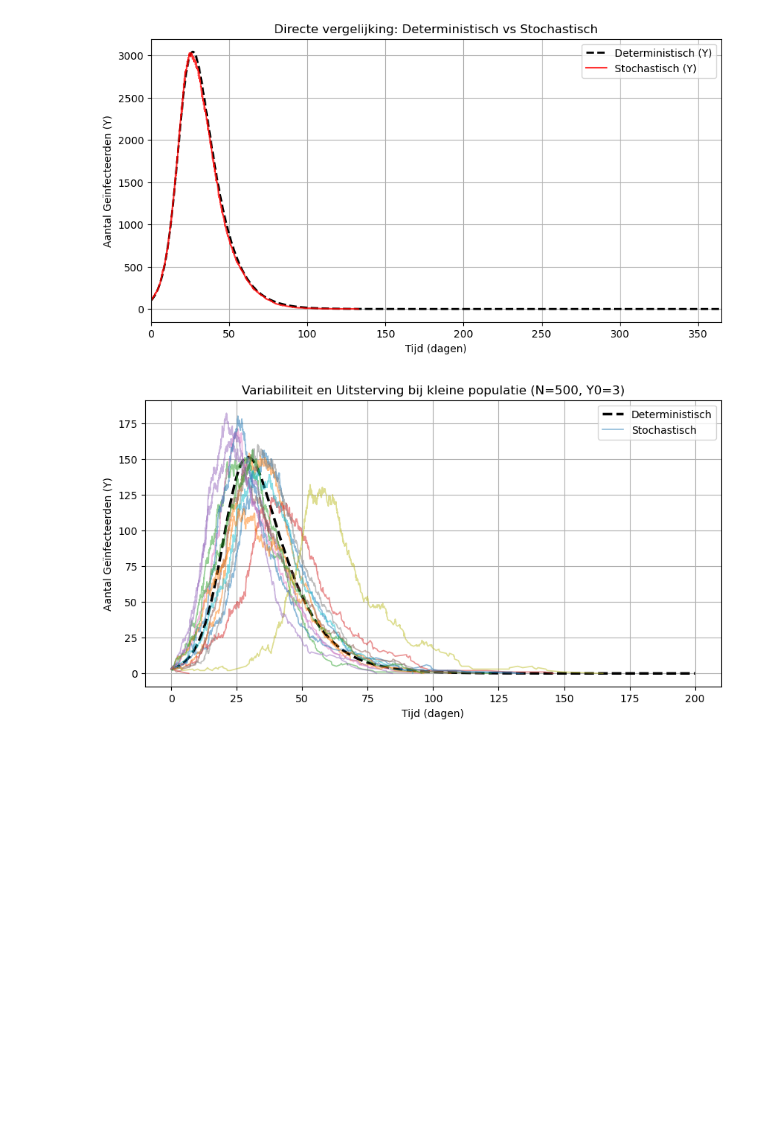
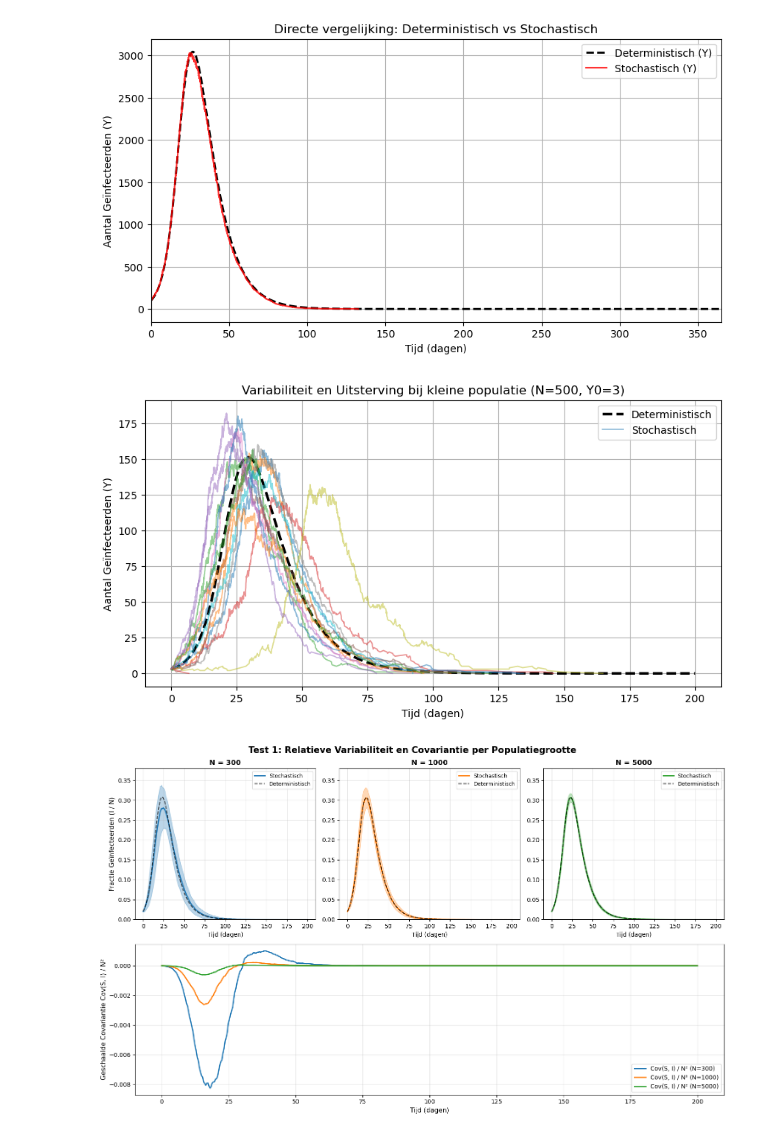
Before and after one commit to sam-jager/Introduction-to-Computational-Science-Assignment-2-Group-35, a Jupyter notebook: problem_1.ipynb, the cells around one changed output. Drawn from its saved outputs; the diff is of its cells as text; code cells hidden in the pictures; blank space fills up the shorter version.

```diff
--- a/problem_1.ipynb
+++ b/problem_1.ipynb
@@ -210,0 +272,78 @@ plt.show()
+# %%
+import numpy as np
+import matplotlib.pyplot as plt
+from scipy.integrate import solve_ivp
+
+# --- Parameters & Setup ---
+beta = 0.3
+gamma = 0.1
+mu = 0.0001
+t_max = 200
+n_runs = 100
+
+pop_sizes = [300, 1000, 5000]
+colors = ['tab:blue', 'tab:orange', 'tab:green']
+
+# Maak een grid: bovenste rij heeft 3 plots, onderste rij heeft 1 grote brede plot
+fig = plt.figure(figsize=(15, 9))
+gs = fig.add_gridspec(2, 3, height_ratios=[1, 1])
+
+# Drie subplots bovenin voor de populaties
+ax_top = [fig.add_subplot(gs[0, i]) for i in range(3)]
+
+# Één brede subplot onderin voor de covarianties
+ax_bottom = fig.add_subplot(gs[1, :])
+
+# Fixeer de Y-as bovenin zodat ze direct vergelijkbaar zijn
+for ax in ax_top:
+    ax.set_ylim(0, 0.38)
+    ax.set_xlabel('Tijd (dagen)', fontsize=10)
+    ax.grid(True, alpha=0.3)
+
+ax_top[0].set_ylabel('Fractie Geïnfecteerden (I / N)', fontsize=11)
+
+# --- Lus over de Populatiegroottes ---
+for i, (N, color) in enumerate(zip(pop_sizes, colors)):
+    Y0 = int(0.02 * N)
+    X0 = N - Y0
+    Z0 = 0
+
+    # Deterministisch model
+    t_eval = np.linspace(0, t_max, 500)
+    sol = solve_ivp(sir_deterministic, (0, t_max), [X0, Y0, Z0], args=(N, beta, gamma, mu), t_eval=t_eval)
+
+    # Stochastische runs
+    results = run_multiple_gillespie(N, beta, gamma, mu, X0, Y0, Z0, t_max, n_runs=n_runs)
+
+    t_grid = results['t_grid']
+    I_mean = results['I_mean']
+    I_std = results['I_std']
+    cov_SI = results['cov_SI']
+
+    # 1. Bovenste rijen: Per N een eigen subplot
+    ax = ax_top[i]
+    ax.plot(t_grid, I_mean / N, color=color, linewidth=2, label=f'Stochastisch')
+    ax.plot(sol.t, sol.y[1] / N, color='black', linestyle='--', linewidth=1.5, alpha=0.7, label='Deterministisch')
+
+    # Schaduwband voor variabiliteit
+    lower_bound = np.maximum(0, (I_mean - I_std) / N)
+    upper_bound = (I_mean + I_std) / N
+    ax.fill_between(t_grid, lower_bound, upper_bound, color=color, alpha=0.3)
+
+    ax.set_title(f'N = {N}', fontsize=12, fontweight='bold')
+    ax.legend(loc='upper right', fontsize=9)
+
+    # 2. Onderste rij: Alle covarianties samen in één brede plot
+    ax_bottom.plot(t_grid, cov_SI / (N**2), color=color, linewidth=2, label=f'Cov(S, I) / N² (N={N})')
+
+# Opmaak onderste plot
+ax_bottom.set_xlabel('Tijd (dagen)', fontsize=11)
+ax_bottom.set_ylabel('Geschaalde Covariantie Cov(S, I) / N²', fontsize=11)
+ax_bottom.legend(loc='lower right', fontsize=10)
+ax_bottom.grid(True, alpha=0.3)
+
+fig.suptitle('Test 1: Relatieve Variabiliteit en Covariantie per Populatiegrootte', fontsize=15, fontweight='bold')
+plt.tight_layout()
+plt.show()
+# %% [output]
+[figure, added]
```
Also changed, not shown: parts of 6 cells of this notebook.
